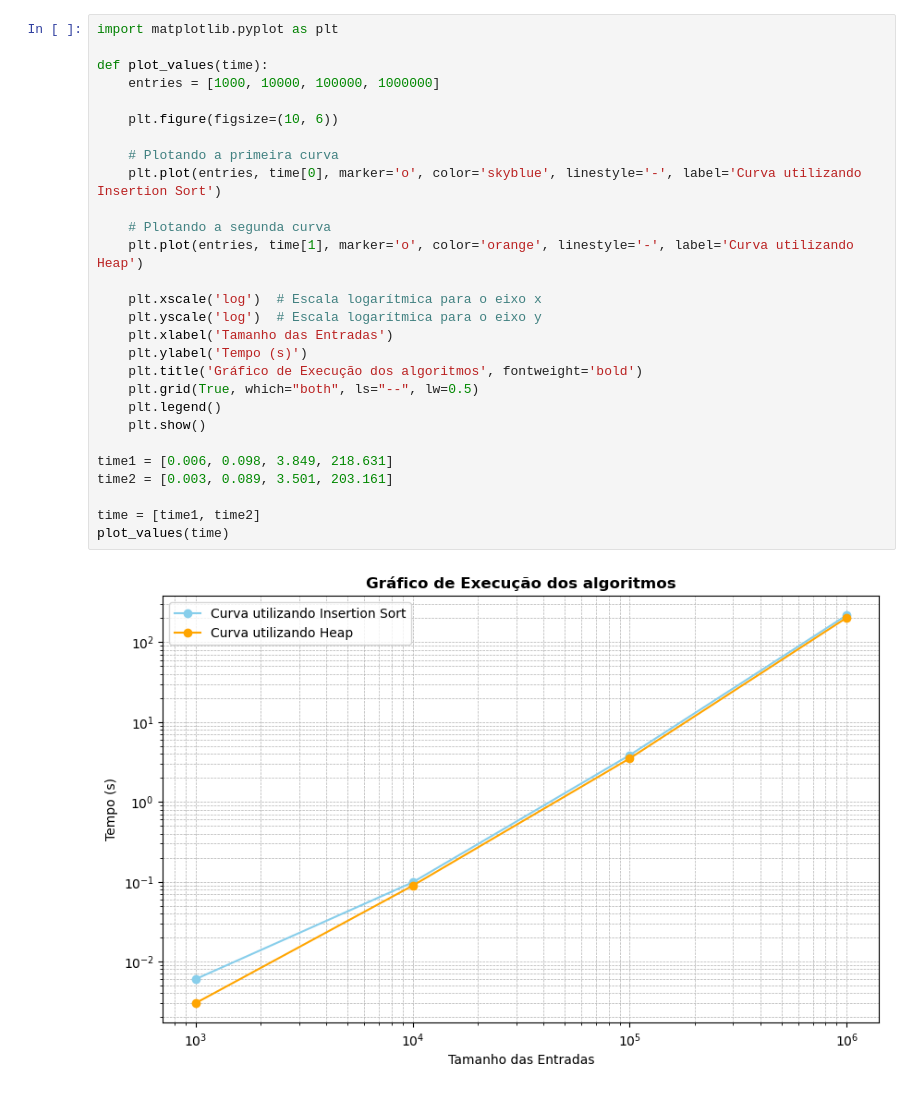
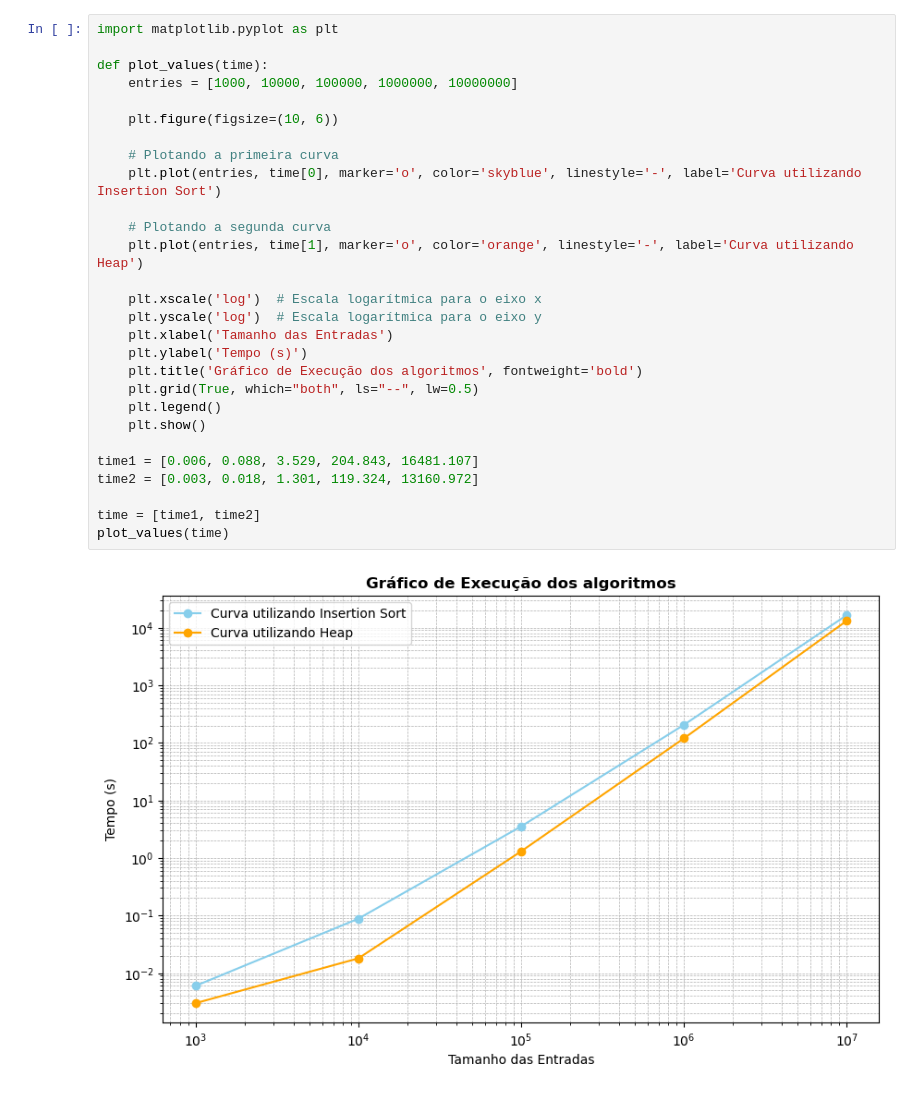
Before and after one commit to luisfti/busca_python, a Jupyter notebook: T2/resultados/teste.ipynb, the cells around one changed output. Cells and saved outputs as stored; diff of their text form.

```diff
--- a/T2/resultados/teste.ipynb
+++ b/T2/resultados/teste.ipynb
@@ -1,30 +1,30 @@
 # %%
 import matplotlib.pyplot as plt
 
 def plot_values(time):
-    entries = [1000, 10000, 100000, 1000000]
+    entries = [1000, 10000, 100000, 1000000, 10000000]
 
     plt.figure(figsize=(10, 6))
 
     # Plotando a primeira curva
     plt.plot(entries, time[0], marker='o', color='skyblue', linestyle='-', label='Curva utilizando Insertion Sort')
 
     # Plotando a segunda curva
     plt.plot(entries, time[1], marker='o', color='orange', linestyle='-', label='Curva utilizando Heap')
 
     plt.xscale('log')  # Escala logarítmica para o eixo x
     plt.yscale('log')  # Escala logarítmica para o eixo y
     plt.xlabel('Tamanho das Entradas')
     plt.ylabel('Tempo (s)')
     plt.title('Gráfico de Execução dos algoritmos', fontweight='bold')
     plt.grid(True, which="both", ls="--", lw=0.5)
     plt.legend()
     plt.show()
 
-time1 = [0.006, 0.098, 3.849, 218.631]
-time2 = [0.003, 0.089, 3.501, 203.161]
+time1 = [0.006, 0.088, 3.529, 204.843, 16481.107]
+time2 = [0.003, 0.018, 1.301, 119.324, 13160.972]
 
 time = [time1, time2]
 plot_values(time)
 # %% [output]
-[figure, old version]
+[figure, new version]
```
Also changed, not shown: 11 other files.
